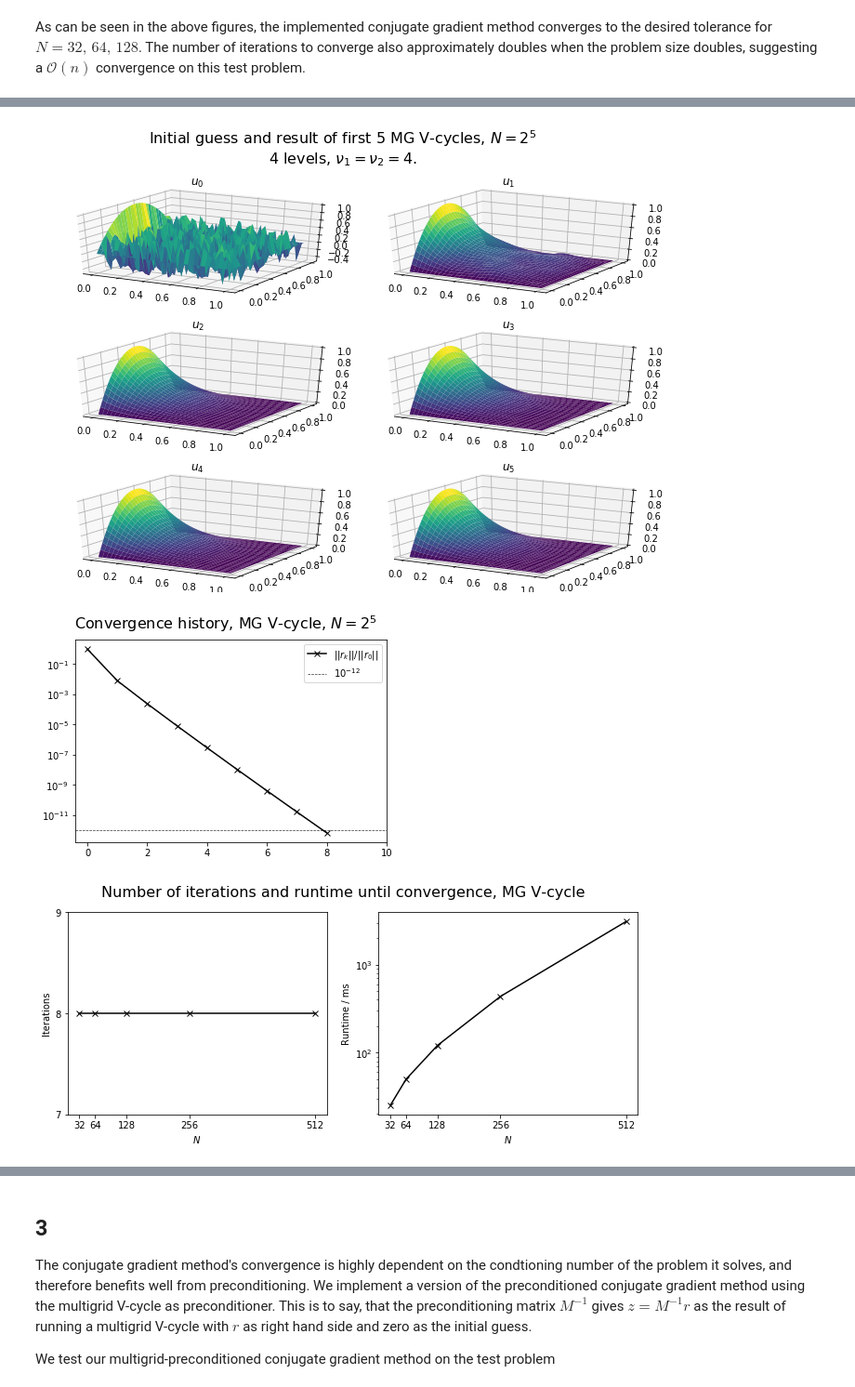
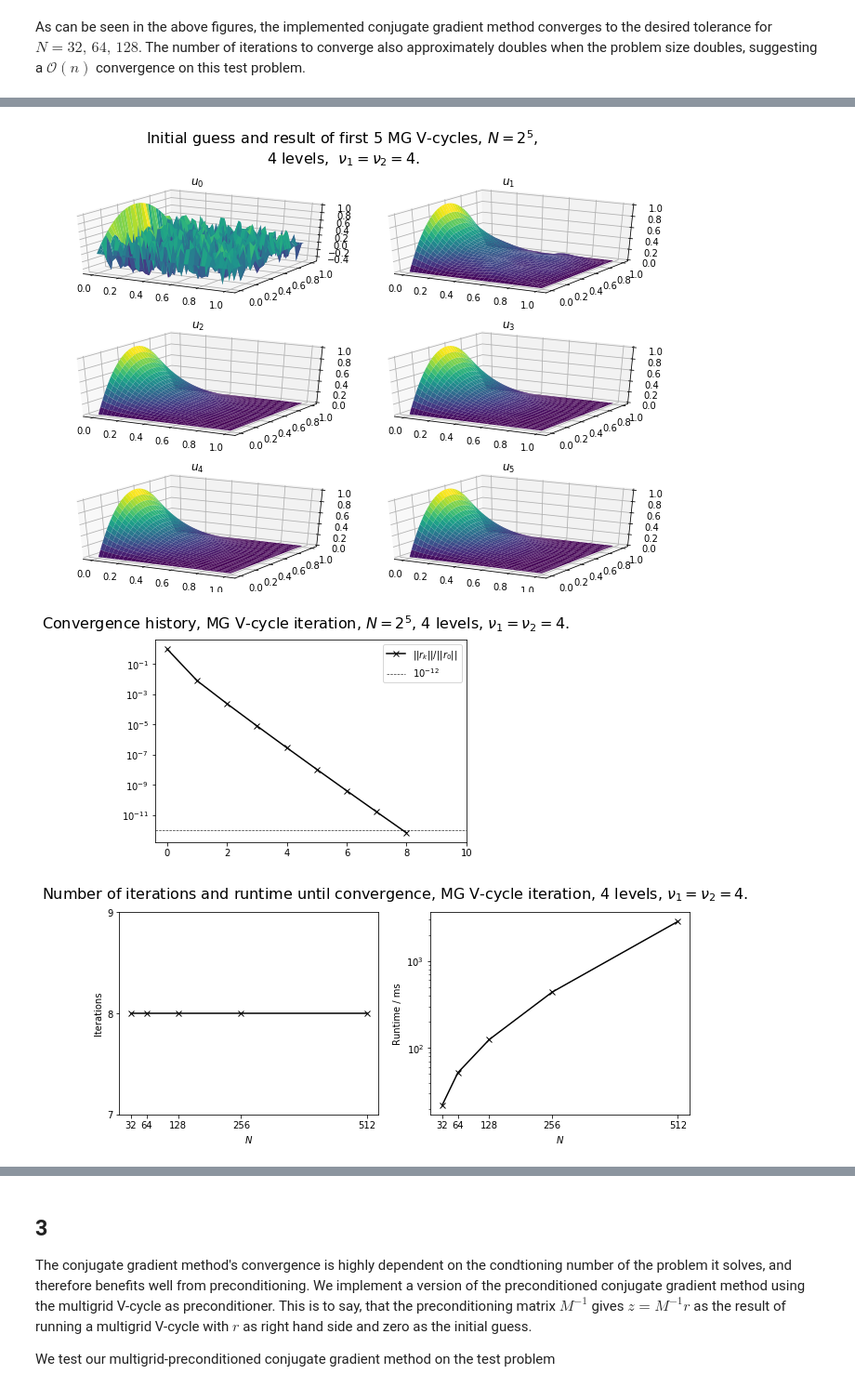
Before and after one commit to ottarph/numla_proj2, a Jupyter notebook: TMA4205_project2-ottar_hellan.ipynb, the cells around one changed output, grey strips where cells are left out. Shown at 93% size. Drawn from its saved outputs; the diff is of its cells as text; code cells hidden in the pictures.

```diff
--- a/TMA4205_project2-ottar_hellan.ipynb
+++ b/TMA4205_project2-ottar_hellan.ipynb
@@ -110,7 +110,7 @@ in each multigrid V-cycle for this test.
 The following code block solves the above problem on a grid of size $N = 32$ and plots the initial guess and the first five iterates of the method along with the convergence history. Additionally, the number of iterations and runtime needed to converge is presented for $N = 2^n$ for $n$ from 5 to 9.
 # %%
 """
-    Test of our multigrid V-cycle method on a simple test problem with constant laplacian
+    Test of multigrid V-cycle method on a simple test problem with constant laplacian
     and non-homogeneous Dirichlet boundary conditions.
 """
 
@@ -147,9 +147,9 @@ runtime = end - start
 K = len(uh_arr[:5+1])
 s = 2
 fig = plt.figure(figsize=(12,8))
-fig.suptitle('Initial guess and result of first 5 MG V-cycles, $N = 2^5$ \n4 levels,' +
+fig.suptitle('Initial guess and result of first 5 MG V-cycles, $N = 2^5$, \n4 levels, ' +
              f' $\\nu_1 = \\nu_2 = {nu1}$.', fontsize=16)
-plt.subplots_adjust(left=None, bottom=None, right=None, top=None, wspace=0, hspace=None)
+plt.subplots_adjust(wspace=0)
 for i, uh in enumerate(uh_arr[:5+1]):
     k = uh.shape[0]
     xx = np.outer(np.linspace(0, 1, k), np.ones(k))
@@ -162,7 +162,8 @@ for i, uh in enumerate(uh_arr[:5+1]):
 
 
 fig = plt.figure()
-fig.suptitle('Convergence history, MG V-cycle, $N=2^5$', fontsize=16)
+fig.suptitle('Convergence history, MG V-cycle iteration, $N=2^5$, ' +
+             f'4 levels, $\\nu_1 = \\nu_2 = {nu1}$.', fontsize=16)
 ns = np.array(ns, dtype=float)
 plt.semilogy(range(len(ns)), ns / ns[0], 'k-x', label=r'$||r_k|| / ||r_0||$')
 plt.axhline(y=1e-12, color='black', linestyle='dashed', linewidth='0.7', alpha=0.8,
@@ -188,35 +189,36 @@ for N in Ns:
     start = time()
     uh, i, ns, uh_arr = mgv_iteration_steps(u0, rhs, N, nu1, nu2, level=1, max_level=levels,
                                             tol=tol, max_iter=max_iter, cg_tol=cg_tol,
                                             cg_maxiter=cg_maxiter)
     end = time()
     runtime = end - start
 
     iters.append(i)
     runtimes.append(runtime)
 print('\r' + ' '*10 + '\r', end='')
 
 Ns = np.array(Ns, dtype=int)
 iters = np.array(iters, dtype=int)
 runtimes = np.array(runtimes, dtype=float)
 
 
 fig, axs = plt.subplots(1,2, figsize=(11,4))
-fig.suptitle('Number of iterations and runtime until convergence, MG V-cycle', fontsize=16)
-plt.subplots_adjust(left=None, bottom=None, right=None, top=None, wspace=0.2, hspace=None)
+fig.suptitle('Number of iterations and runtime until convergence, MG V-cycle iteration, ' +
+             f'4 levels, $\\nu_1 = \\nu_2 = {nu1}$.', fontsize=16)
+plt.subplots_adjust(wspace=0.2)
 axs[0].plot(Ns, iters, 'k-x')
 axs[0].set_yticks([7, 8, 9])
 axs[0].set_xticks([2**i for i in range(5, 9+1)])
 axs[0].set_ylabel('Iterations')
 axs[0].set_xlabel('$N$')
 axs[1].semilogy(Ns, runtimes*1000, 'k-x')
 axs[1].set_ylabel('Runtime / ms')
 axs[1].set_xlabel('$N$')
 axs[1].set_xticks([2**i for i in range(5, 9+1)])
 
 plt.show();
 # %% [output]
 [figure]
-[figure, old version]
+[figure, new version]
-[figure, old version]
+[figure, new version]
 # %% [markdown]
```
Also changed, not shown: parts of 7 cells of this notebook.
